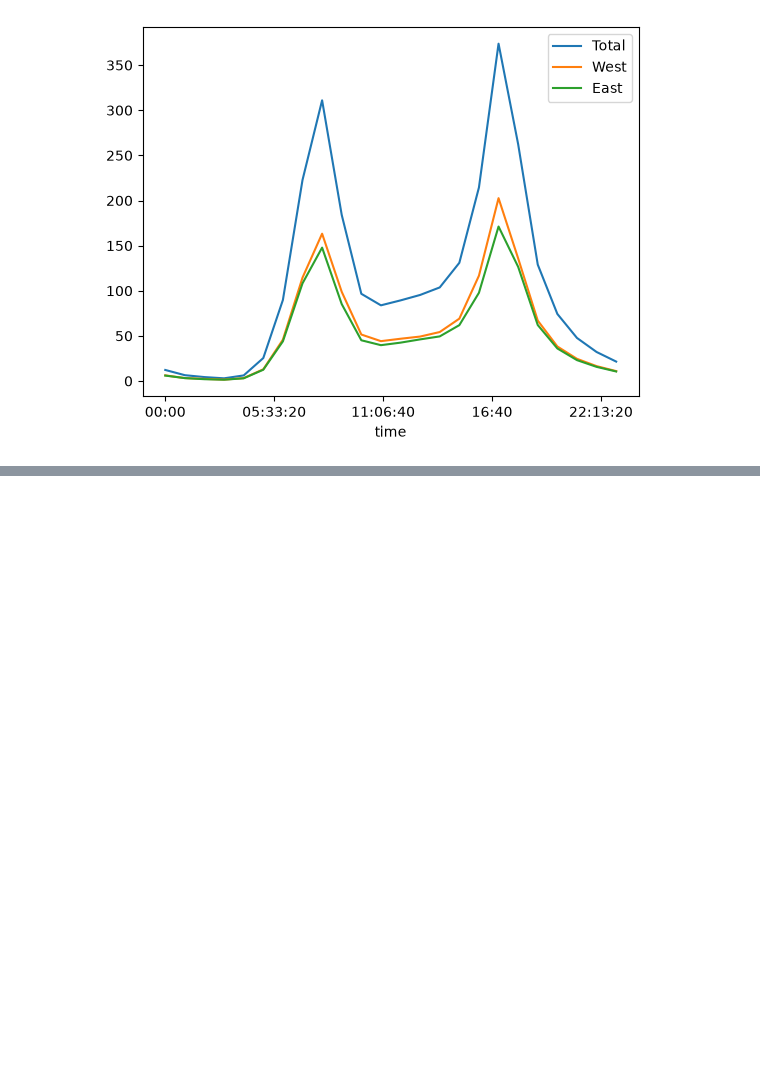
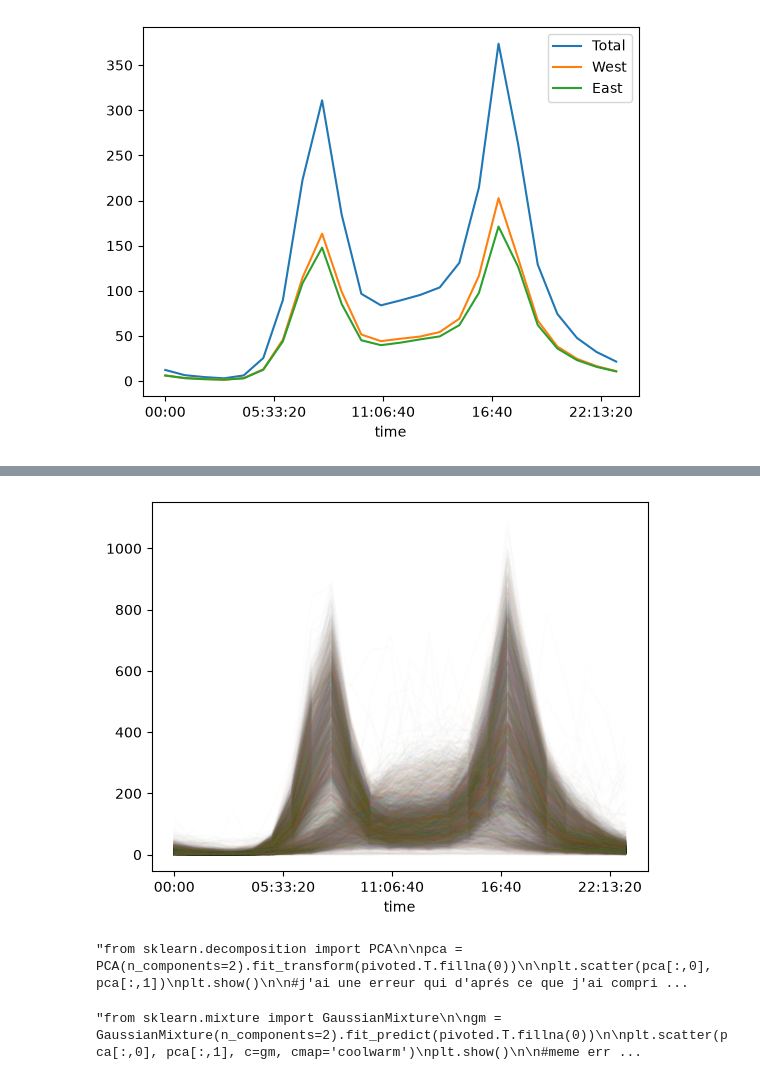
Before and after one commit to AlessandroMarchand/tp_panda, a Jupyter notebook: tp_panda_code.ipynb, the cells around one changed output, grey strips where cells are left out. Cells and saved outputs as stored; diff of their text form; code cells hidden in the pictures; blank space fills up the shorter version.

```diff
--- a/tp_panda_code.ipynb
+++ b/tp_panda_code.ipynb
@@ -143,6 +143,7 @@ plt.ylim(0,1.1e6)
 # %%
 #une courbe par jour
 
-pivoted = data1.pivot_table('Total',index=data1.index.time,columns=data1.index.date)
-print(data1.index[:5])
+pivoted = data.pivot_table(values='Total',index=data.index.time,columns=data.index.date)
+pivoted.plot(legend=False, alpha=0.01)
+plt.show()
 # %% [output]
@@ -152,0 +150,26 @@ DatetimeIndex(['2012-10-02 13:00:00', '2012-10-02 14:00:00',
+[figure, added]
+# %%
+#classification des jours
+"""from sklearn.decomposition import PCA
+
+pca = PCA(n_components=2).fit_transform(pivoted.T.fillna(0))
+
+plt.scatter(pca[:,0], pca[:,1])
+plt.show()
+
+#j'ai une erreur qui d'aprés ce que j'ai compris est du au fait que mon ordi ne fait pas confiance
+# à la fonction importé ou le module dont elle provient"""
+# %% [output]
+"from sklearn.decomposition import PCA\n\npca = PCA(n_components=2).fit_transform(pivoted.T.fillna(0))\n\nplt.scatter(pca[:,0], pca[:,1])\nplt.show()\n\n#j'ai une erreur qui d'aprés ce que j'ai compri ...
+# %%
+#GaussianMixture
+"""from sklearn.mixture import GaussianMixture
+
+gm = GaussianMixture(n_components=2).fit_predict(pivoted.T.fillna(0))
+
+plt.scatter(pca[:,0], pca[:,1], c=gm, cmap='coolwarm')
+plt.show()
+
+#meme erreur"""
+# %% [output]
+"from sklearn.mixture import GaussianMixture\n\ngm = GaussianMixture(n_components=2).fit_predict(pivoted.T.fillna(0))\n\nplt.scatter(pca[:,0], pca[:,1], c=gm, cmap='coolwarm')\nplt.show()\n\n#meme err ...
```
Also changed, not shown: parts of 4 cells of this notebook.
